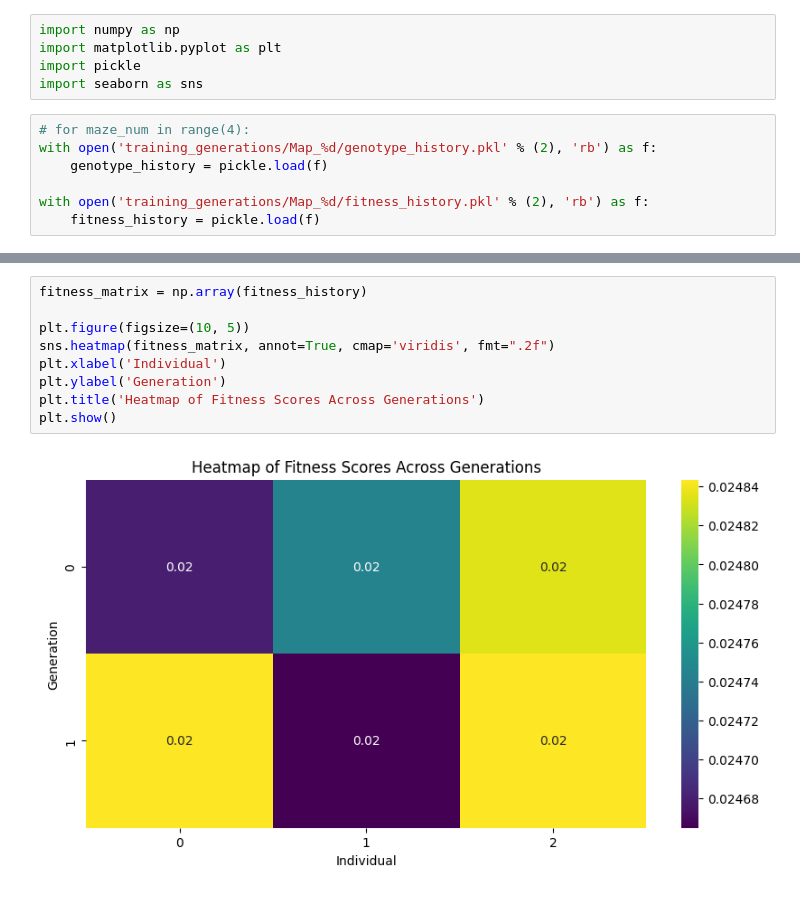
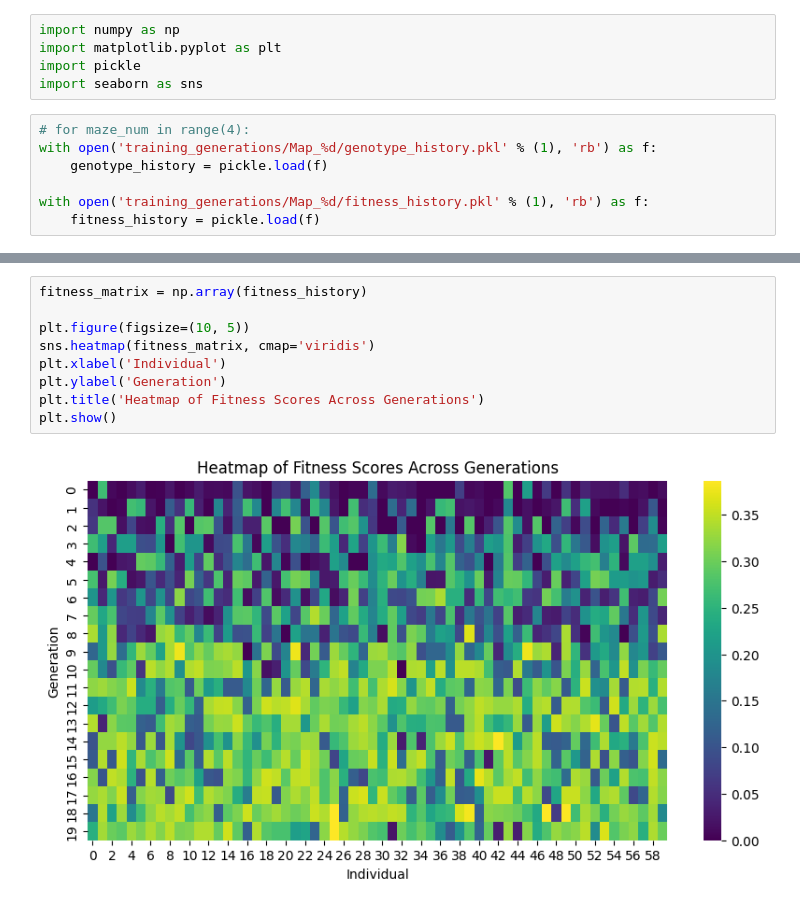
Before and after one commit to georgebaint/Mobile-Robot-Simulator, a Jupyter notebook: evolution_plots.ipynb, the cells around one changed output, grey strips where cells are left out. Cells and saved outputs as stored; diff of their text form.

```diff
--- a/evolution_plots.ipynb
+++ b/evolution_plots.ipynb
@@ -5,10 +5,10 @@ import pickle
 import seaborn as sns
 # %%
 # for maze_num in range(4):
-with open('training_generations/Map_%d/genotype_history.pkl' % (2), 'rb') as f:
+with open('training_generations/Map_%d/genotype_history.pkl' % (1), 'rb') as f:
     genotype_history = pickle.load(f)
 
-with open('training_generations/Map_%d/fitness_history.pkl' % (2), 'rb') as f:
+with open('training_generations/Map_%d/fitness_history.pkl' % (1), 'rb') as f:
     fitness_history = pickle.load(f)
 # %%
 genotype_matrix = np.vstack(genotype_history)
@@ -67,11 +67,11 @@ plt.show()
 # %%
 fitness_matrix = np.array(fitness_history)
 
 plt.figure(figsize=(10, 5))
-sns.heatmap(fitness_matrix, annot=True, cmap='viridis', fmt=".2f")
+sns.heatmap(fitness_matrix, cmap='viridis')
 plt.xlabel('Individual')
 plt.ylabel('Generation')
 plt.title('Heatmap of Fitness Scores Across Generations')
 plt.show()
 # %% [output]
-[figure, old version]
+[figure, new version]
```
Also changed, not shown: parts of 4 cells of this notebook, 8 other files.
